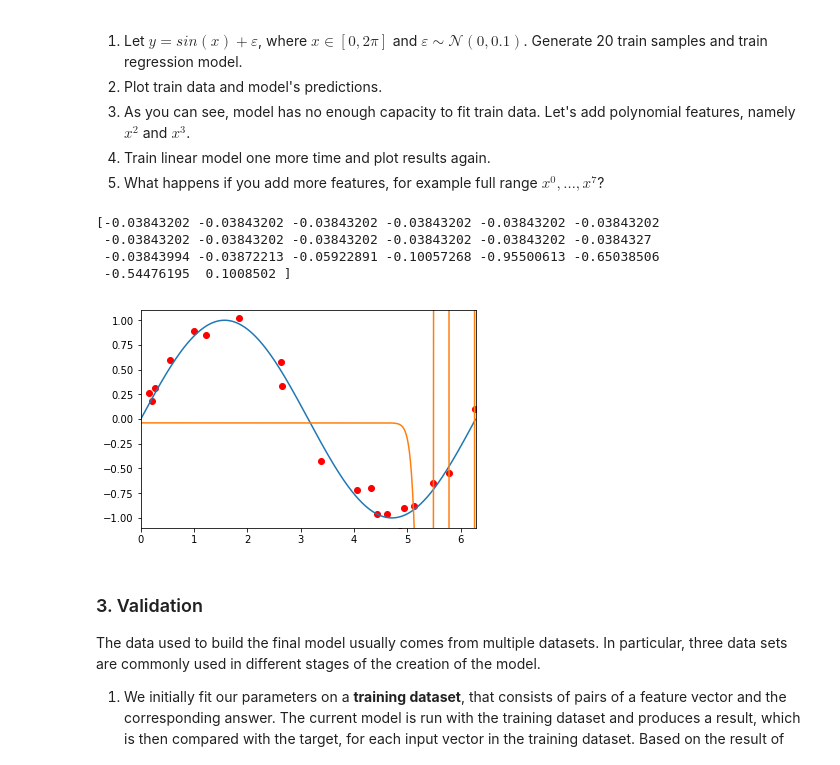
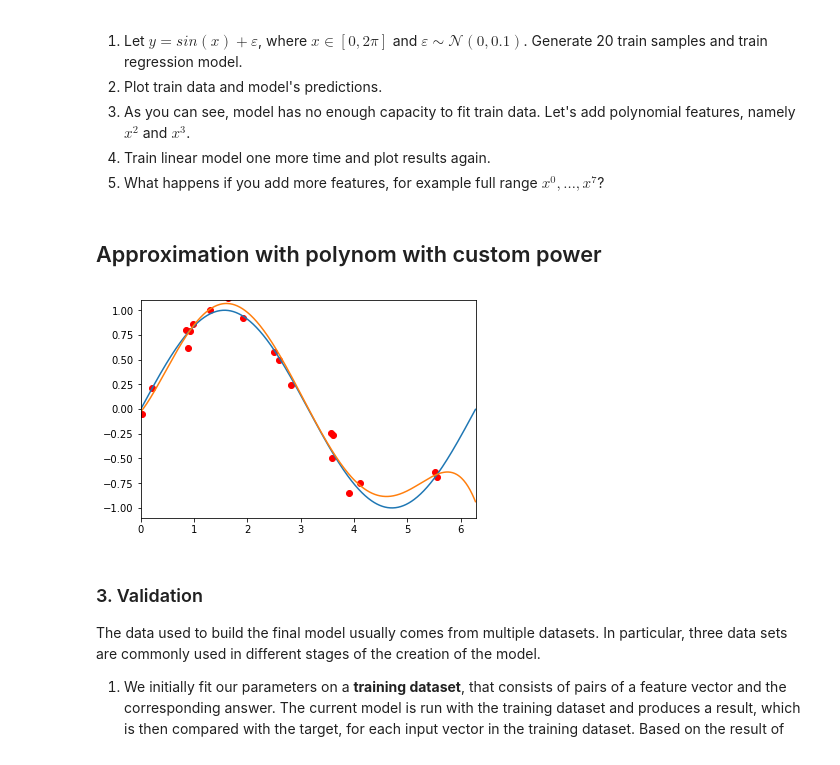
Before and after one commit to peinrules/Darin, a Jupyter notebook: lab-1.ipynb, the cells around one changed output. Drawn from its saved outputs; the diff is of its cells as text; code cells hidden in the pictures.

```diff
--- a/lab-1.ipynb
+++ b/lab-1.ipynb
@@ -60,47 +60,42 @@ $$w = (X^TX)^{-1}X^TY.$$
 from sklearn import linear_model
 import numpy as np
 import matplotlib.pyplot as plt
+# %% [markdown]
+## Approximation with polynom with custom power
 # %%
-reg = linear_model.LinearRegression(fit_intercept=True)
-trainDataSize = 20;
-mu, sigma = 0, 0.1
+reg = linear_model.LinearRegression(fit_intercept=True) #Model
+trainDataSize = 20 # Sample number
+mu, sigma = 0, 0.1 # Normal distribution params
 
-dimensionN = 100
+dimensionN = 5 # Poynom's power
 
-trainDataFeaturesX = np.random.uniform(0, 2 * np.pi, trainDataSize)
+trainDataFeaturesX = np.random.uniform(0, 2 * np.pi, trainDataSize) # Linear feature
 trainDataFeaturesX = np.sort(trainDataFeaturesX)
 trainDataDataFeatures = np.zeros((dimensionN, trainDataSize))
 trainDataDataFeatures[0] = trainDataFeaturesX
 
-for i in range(1, dimensionN):
+for i in range(1, dimensionN): # Higher degree features
     trainDataDataFeatures[i] = trainDataDataFeatures[0] * trainDataDataFeatures[i - 1]
 
-trainDataFeatures = np.zeros((trainDataSize, dimensionN))
+trainDataFeatures = np.zeros((trainDataSize, dimensionN)) # Regrouping features
 for i in range(trainDataSize):
     for j in range(dimensionN):
         trainDataFeatures[i][j] = trainDataDataFeatures[j][i]
 
-trainDataLabels = np.sin(trainDataFeaturesX) + np.random.normal(mu, sigma, size=trainDataSize)
-#trainDataFeatures = trainDataFeatures.reshape(1, -1)
-reg.fit(trainDataFeatures, trainDataLabels)
+trainDataLabels = np.sin(trainDataFeaturesX) + np.random.normal(mu, sigma, size=trainDataSize) # Labels
+reg.fit(trainDataFeatures, trainDataLabels) # Learning
 
-print(reg.predict(trainDataFeatures))
-
-plt.plot(trainDataFeaturesX, trainDataLabels, 'ro')
+plt.plot(trainDataFeaturesX, trainDataLabels, 'ro') # Plotting train data
 x = np.arange(0.0, 2 * np.pi, 0.01)
-plt.plot(x, np.sin(x))
+plt.plot(x, np.sin(x)) # Plotting sin
 polynom = reg.intercept_
 for i in range(1, dimensionN + 1):
     polynom += x**i * reg.coef_[i - 1]
-plt.plot(x, polynom)
+plt.plot(x, polynom) # Plotting predicted polynom
 plt.axis([0, 2*np.pi, -1.1, 1.1])
 plt.show()
 # %% [output]
-[-0.03843202 -0.03843202 -0.03843202 -0.03843202 -0.03843202 -0.03843202
- -0.03843202 -0.03843202 -0.03843202 -0.03843202 -0.03843202 -0.0384327
- -0.03843994 -0.03872213 -0.05922891 -0.10057268 -0.95500613 -0.65038506
- -0.54476195  0.1008502 ]
-[figure, old version]
+[figure, new version]
 # %% [markdown]
 ### 3. Validation
 The data used to build the final model usually comes from multiple datasets. In particular, three data sets are commonly used in different stages of the creation of the model.
```
